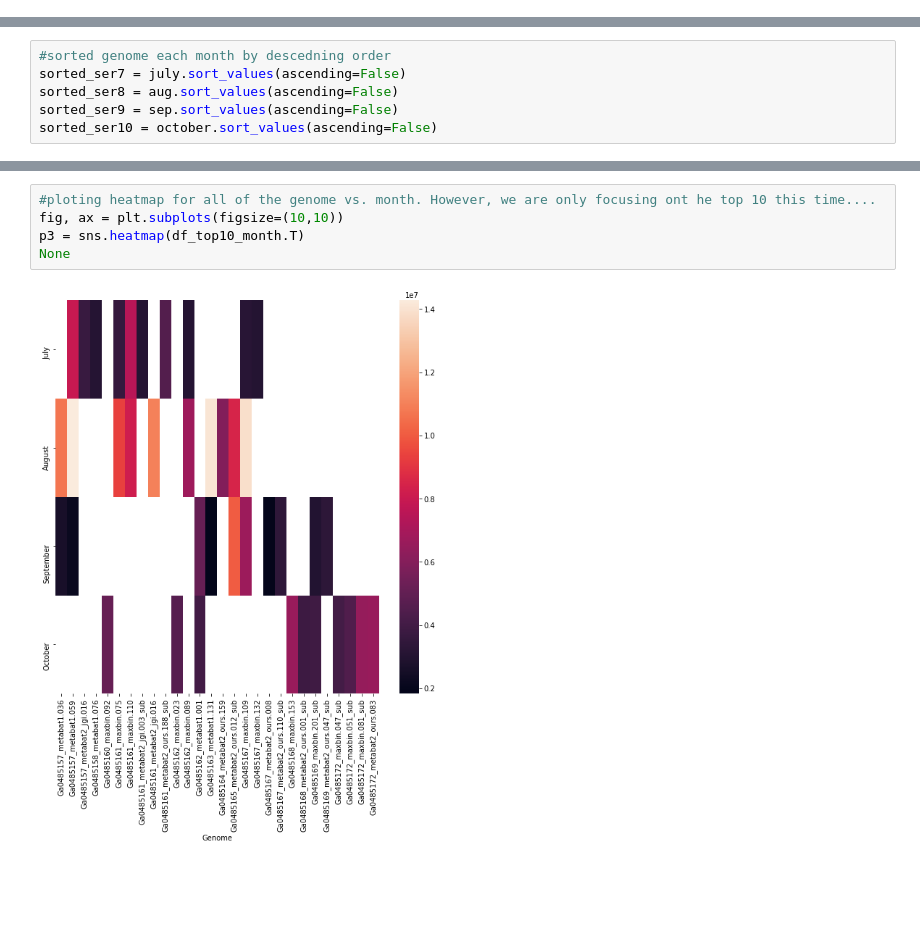
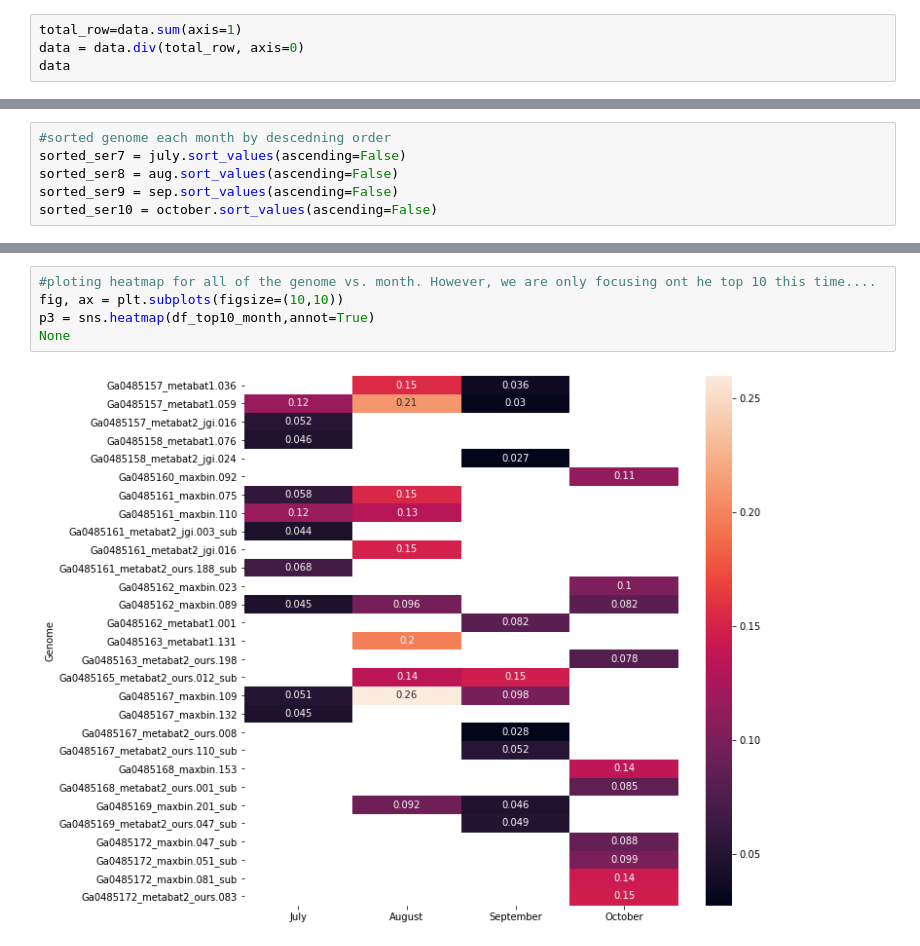
Before and after one commit to solislemuslab/lake-microbiome-data-analysis, a Jupyter notebook: lake-microbiome.ipynb, the cells around one changed output, grey strips where cells are left out. Drawn from its saved outputs; the diff is of its cells as text; blank space fills up the shorter version.

```diff
--- a/lake-microbiome.ipynb
+++ b/lake-microbiome.ipynb
@@ -30,3 +30,7 @@ data
 | 2020-08-05_23.5m | 152916 | 6702 | 67242 | 36246 | 140875 | 27860 | 198556 | 318575 | 460417 | 104251 | ... | ... |
 | 2020-08-05_10m | 797944 | 1121 | 43738 | 124573 | 158200 | 133505 | 268479 | 2574816 | 216942 | 74660 | ... | ... |
 17 rows × 431 columns
+# %%
+total_row=data.sum(axis=1)
+data = data.div(total_row, axis=0)
+data
@@ -742,7 +763,7 @@ df_top10_month
 # %%
 #ploting heatmap for all of the genome vs. month. However, we are only focusing ont he top 10 this time....
 fig, ax = plt.subplots(figsize=(10,10))
-p3 = sns.heatmap(df_top10_month.T)
+p3 = sns.heatmap(df_top10_month,annot=True)
 None
 # %% [output]
-[figure, old version]
+[figure, new version]
```
Also changed, not shown: parts of 21 cells of this notebook, 1 other file.
